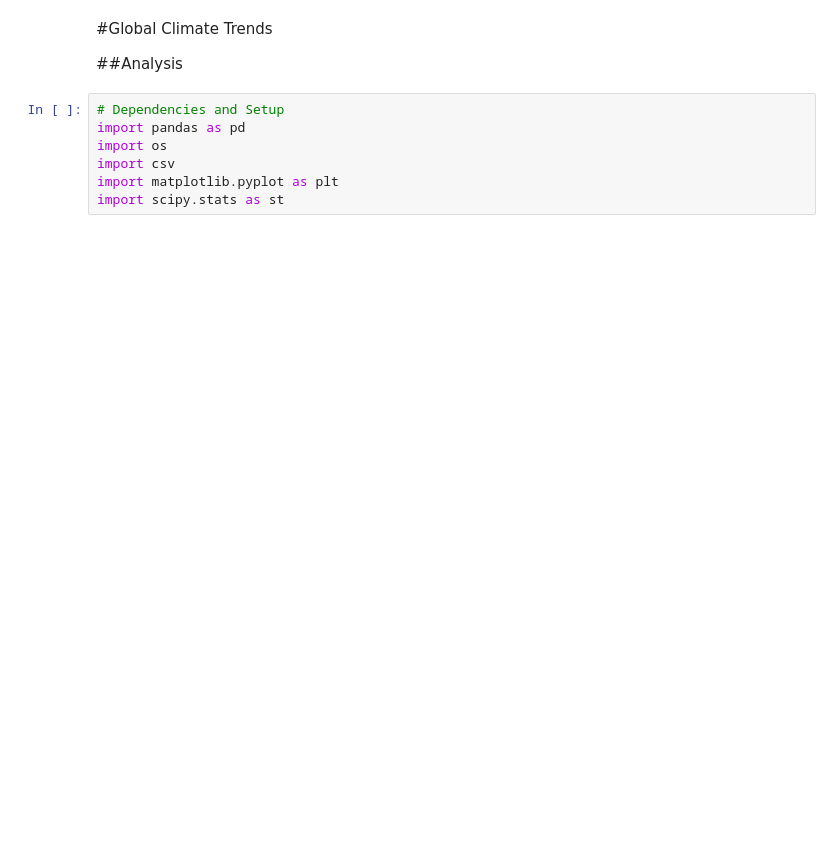
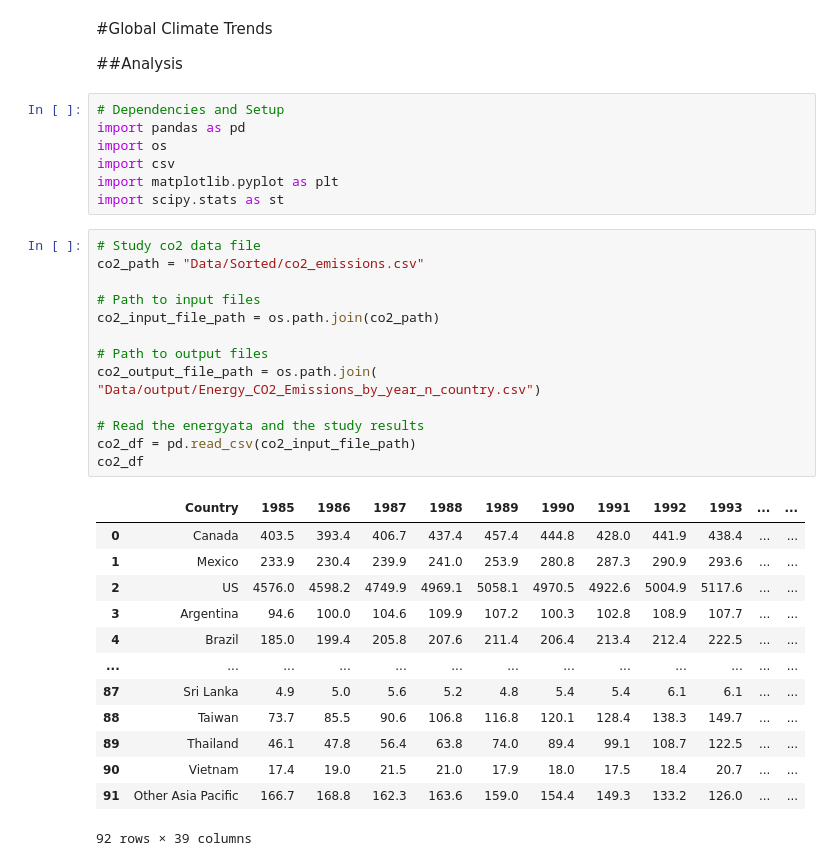
Before and after one commit to maddiebowman/Global_Climate_Change_Trends, a Jupyter notebook: GlobalClimateTrends.ipynb, the cells around one changed output. Saved outputs shown, nothing was run; the diff lists cells and outputs as text; blank space fills up the shorter version.

```diff
--- a/GlobalClimateTrends.ipynb
+++ b/GlobalClimateTrends.ipynb
@@ -9,4 +9,31 @@ import os
 import csv
 import matplotlib.pyplot as plt
 import scipy.stats as st
+# %%
+# Study co2 data file
+co2_path = "Data/Sorted/co2_emissions.csv"
+
+# Path to input files
+co2_input_file_path = os.path.join(co2_path)
+
+# Path to output files
+co2_output_file_path = os.path.join( "Data/output/Energy_CO2_Emissions_by_year_n_country.csv")
+
+# Read the energyata and the study results
+co2_df = pd.read_csv(co2_input_file_path)
+co2_df
+# %% [output]
+|  | Country | 1985 | 1986 | 1987 | 1988 | 1989 | 1990 | 1991 | 1992 | 1993 | ... | ... |
+| 0 | Canada | 403.5 | 393.4 | 406.7 | 437.4 | 457.4 | 444.8 | 428.0 | 441.9 | 438.4 | ... | ... |
+| 1 | Mexico | 233.9 | 230.4 | 239.9 | 241.0 | 253.9 | 280.8 | 287.3 | 290.9 | 293.6 | ... | ... |
+| 2 | US | 4576.0 | 4598.2 | 4749.9 | 4969.1 | 5058.1 | 4970.5 | 4922.6 | 5004.9 | 5117.6 | ... | ... |
+| 3 | Argentina | 94.6 | 100.0 | 104.6 | 109.9 | 107.2 | 100.3 | 102.8 | 108.9 | 107.7 | ... | ... |
+| 4 | Brazil | 185.0 | 199.4 | 205.8 | 207.6 | 211.4 | 206.4 | 213.4 | 212.4 | 222.5 | ... | ... |
+| ... | ... | ... | ... | ... | ... | ... | ... | ... | ... | ... | ... | ... |
+| 87 | Sri Lanka | 4.9 | 5.0 | 5.6 | 5.2 | 4.8 | 5.4 | 5.4 | 6.1 | 6.1 | ... | ... |
+| 88 | Taiwan | 73.7 | 85.5 | 90.6 | 106.8 | 116.8 | 120.1 | 128.4 | 138.3 | 149.7 | ... | ... |
+| 89 | Thailand | 46.1 | 47.8 | 56.4 | 63.8 | 74.0 | 89.4 | 99.1 | 108.7 | 122.5 | ... | ... |
+| 90 | Vietnam | 17.4 | 19.0 | 21.5 | 21.0 | 17.9 | 18.0 | 17.5 | 18.4 | 20.7 | ... | ... |
+| 91 | Other Asia Pacific | 166.7 | 168.8 | 162.3 | 163.6 | 159.0 | 154.4 | 149.3 | 133.2 | 126.0 | ... | ... |
+92 rows × 39 columns
 # %%
```
Also changed, not shown: parts of 9 cells of this notebook, 12 other files.
